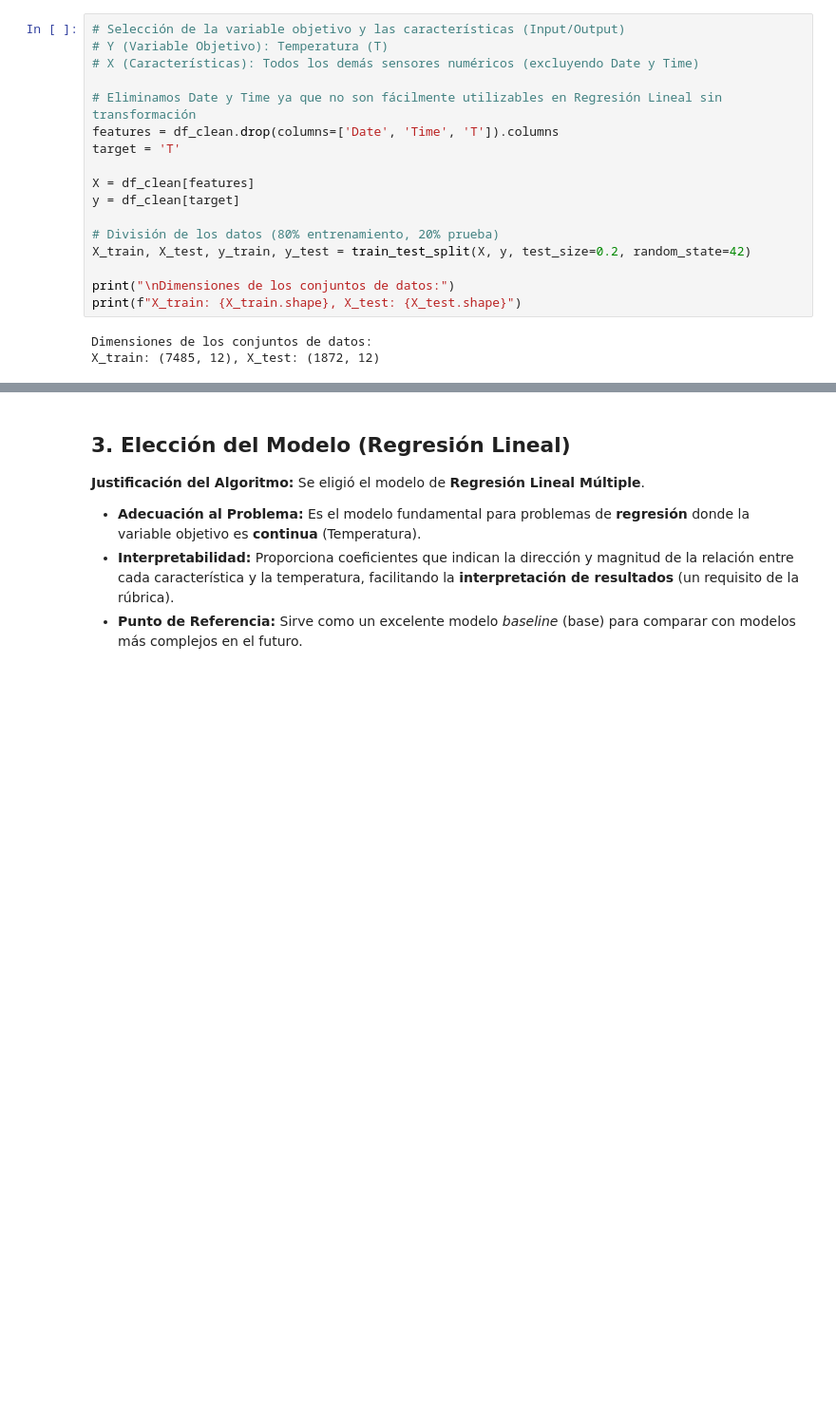
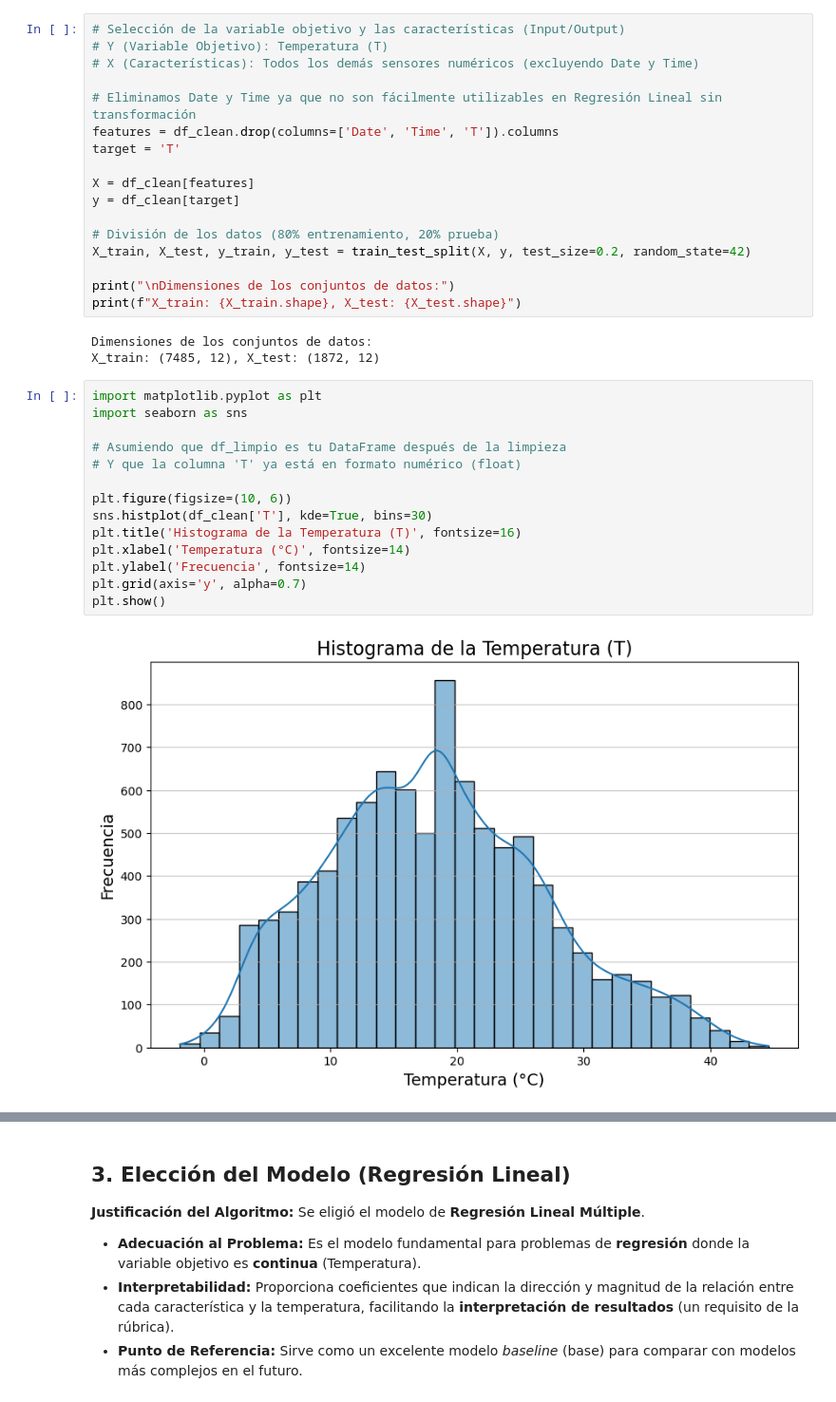
Before and after one commit to dinovillalobos/MineriaDatos-, a Jupyter notebook: RegresionLinear/data/Tarea1.ipynb, the cells around one changed output, grey strips where cells are left out. Shown at 95% size. Cells and saved outputs as stored; diff of their text form; blank space fills up the shorter version.

```diff
--- a/RegresionLinear/data/Tarea1.ipynb
+++ b/RegresionLinear/data/Tarea1.ipynb
@@ -165,3 +164,19 @@ print(f"X_train: {X_train.shape}, X_test: {X_test.shape}")
 # %% [output]
 Dimensiones de los conjuntos de datos:
 X_train: (7485, 12), X_test: (1872, 12)
+# %%
+import matplotlib.pyplot as plt
+import seaborn as sns
+
+# Asumiendo que df_limpio es tu DataFrame después de la limpieza
+# Y que la columna 'T' ya está en formato numérico (float)
+
+plt.figure(figsize=(10, 6))
+sns.histplot(df_clean['T'], kde=True, bins=30)
+plt.title('Histograma de la Temperatura (T)', fontsize=16)
+plt.xlabel('Temperatura (°C)', fontsize=14)
+plt.ylabel('Frecuencia', fontsize=14)
+plt.grid(axis='y', alpha=0.7)
+plt.show()
+# %% [output]
+[figure, added]
```
Also changed, not shown: parts of 5 cells of this notebook.
